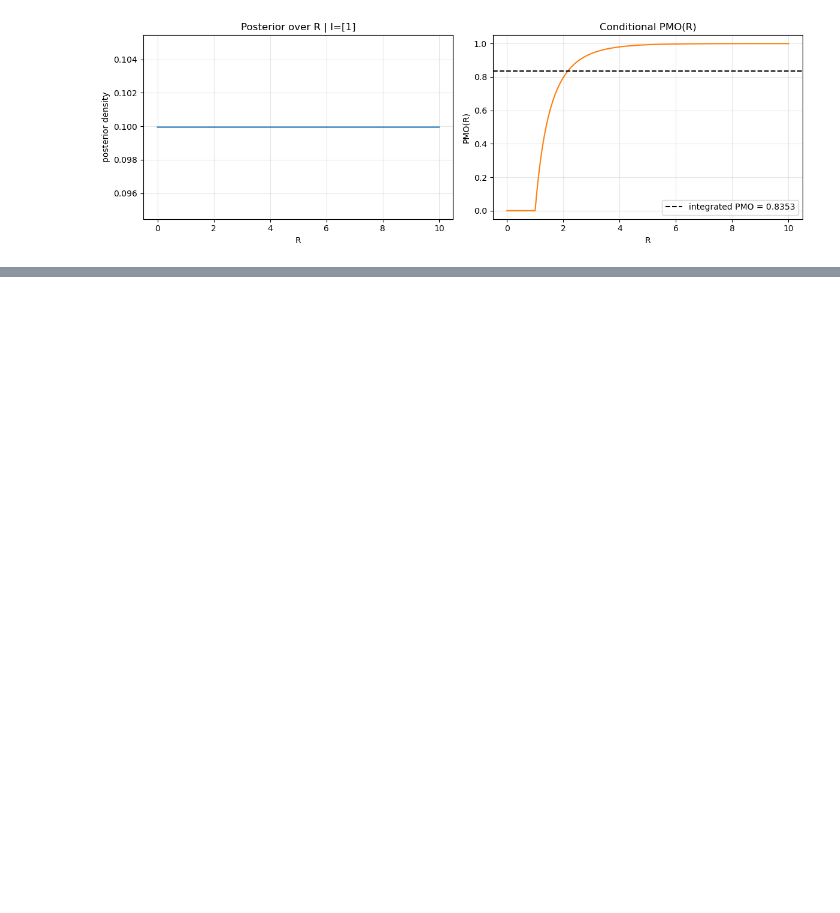
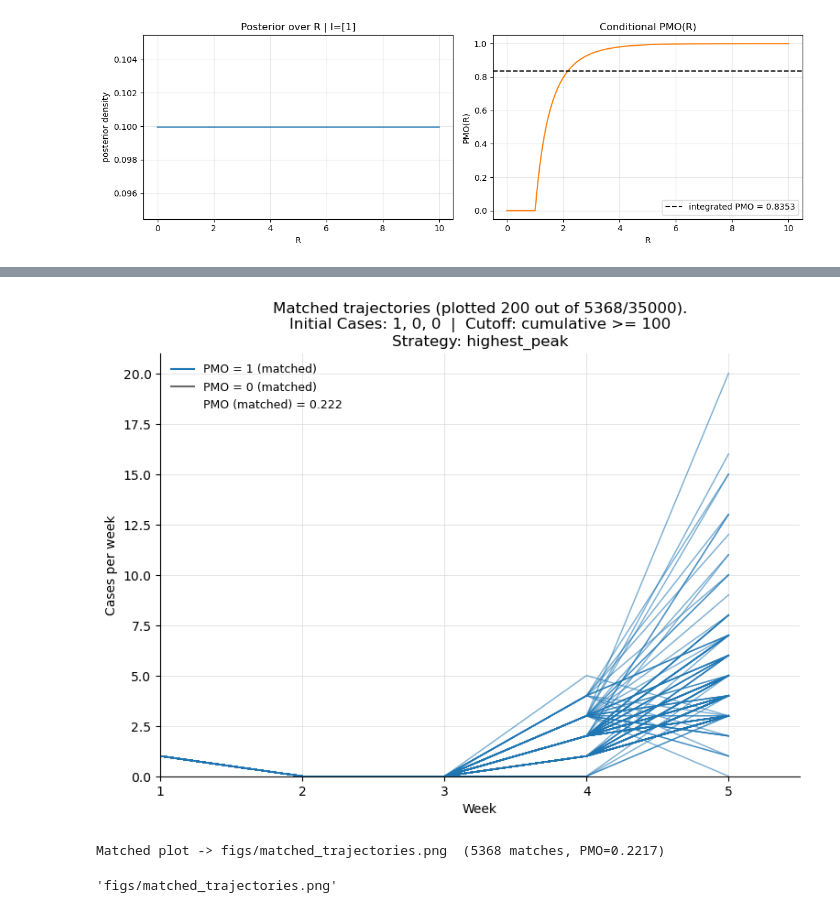
Before and after one commit to karlabbabic/outbreak-probabilities, a Jupyter notebook: outbreak_pipeline.ipynb, the cells around one changed output, grey strips where cells are left out. Cells and saved outputs as stored; diff of their text form; code cells hidden in the pictures; blank space fills up the shorter version.

```diff
--- a/outbreak_pipeline.ipynb
+++ b/outbreak_pipeline.ipynb
@@ -1895,0 +708,42 @@ All figures render inline and are also saved to disk (`figs/`, the
+# %%
+def trajectory_match_pmo(observed_weeks, df, week_prefix="week_",
+                         return_matches_df=False) -> Dict[str, Any]:
+    """Match rows of `df` whose first k weekly counts == observed_weeks."""
+    week_cols = week_cols_of(df, week_prefix)
+    if not week_cols:
+        raise ValueError(f"No columns starting with '{week_prefix}' found")
+
+    k = len(observed_weeks)
+    if k <= 0:
+        raise ValueError("observed_weeks must contain at least one value")
+    if k > len(week_cols):
+        raise ValueError(f"observed_weeks length ({k}) > available weeks ({len(week_cols)})")
+
+    obs_arr = np.asarray(observed_weeks, dtype=int)
+    sim_firstk = df[week_cols[:k]].to_numpy(dtype=int)
+    matches_mask = np.all(sim_firstk == obs_arr.reshape(1, -1), axis=1)
+
+    matched_indices = list(np.nonzero(matches_mask)[0].tolist())
+    n_matches = int(matches_mask.sum())
+
+    n_major = 0
+    pmo_fraction: Optional[float] = None
+    matches_df = None
+    if n_matches > 0:
+        if "PMO" not in df.columns:
+            raise ValueError("df has no 'PMO' column; cannot compute PMO fraction.")
+        matches_df = df.loc[matches_mask].copy()
+        pmo_vals = matches_df["PMO"].astype(int).to_numpy()
+        n_major = int((pmo_vals == 1).sum())
+        pmo_fraction = float(n_major) / float(n_matches)
+
+    out: Dict[str, Any] = {"n_matches": n_matches, "n_major": n_major,
+                           "pmo_fraction": pmo_fraction, "matched_indices": matched_indices}
+    if return_matches_df:
+        out["matches_df"] = matches_df
+    return out
+
+
+# quick check
+_chk = trajectory_match_pmo([1, 2, 3], sim_df)
+print(f"matches for [1,2,3]: {_chk['n_matches']} | empirical PMO = {_chk['pmo_fraction']}")
@@ -1895,0 +855,7 @@ All figures render inline and are also saved to disk (`figs/`, the
+# %%
+run_plot_matches(sim_df, observed=[1,0,0], sample_size=200,
+                 major_threshold=100, sample_strategy="highest_peak")
+# %% [output]
+[figure, added]
+Matched plot -> figs/matched_trajectories.png  (5368 matches, PMO=0.2217)
+'figs/matched_trajectories.png'
```
Also changed, not shown: parts of 71 cells of this notebook.
